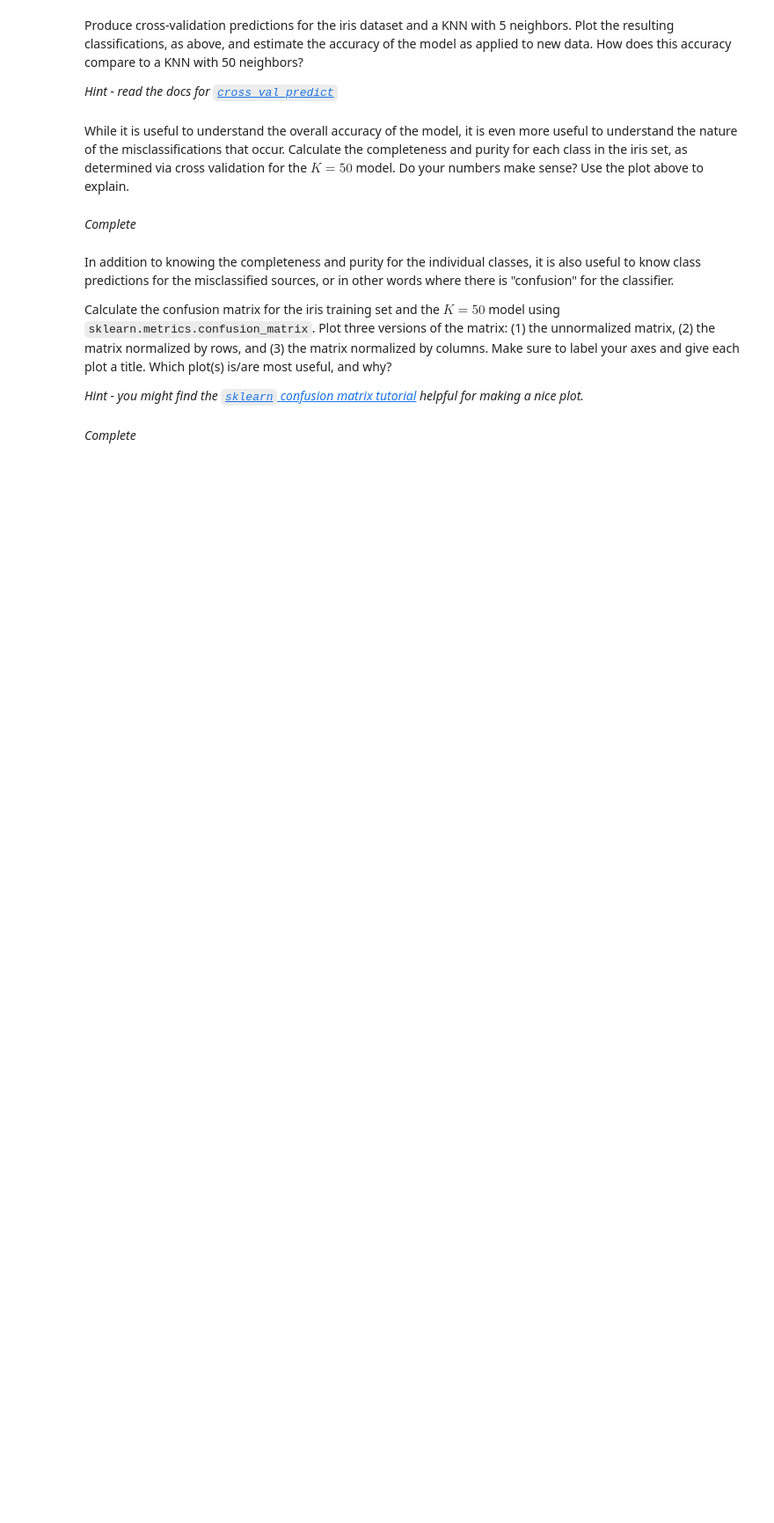
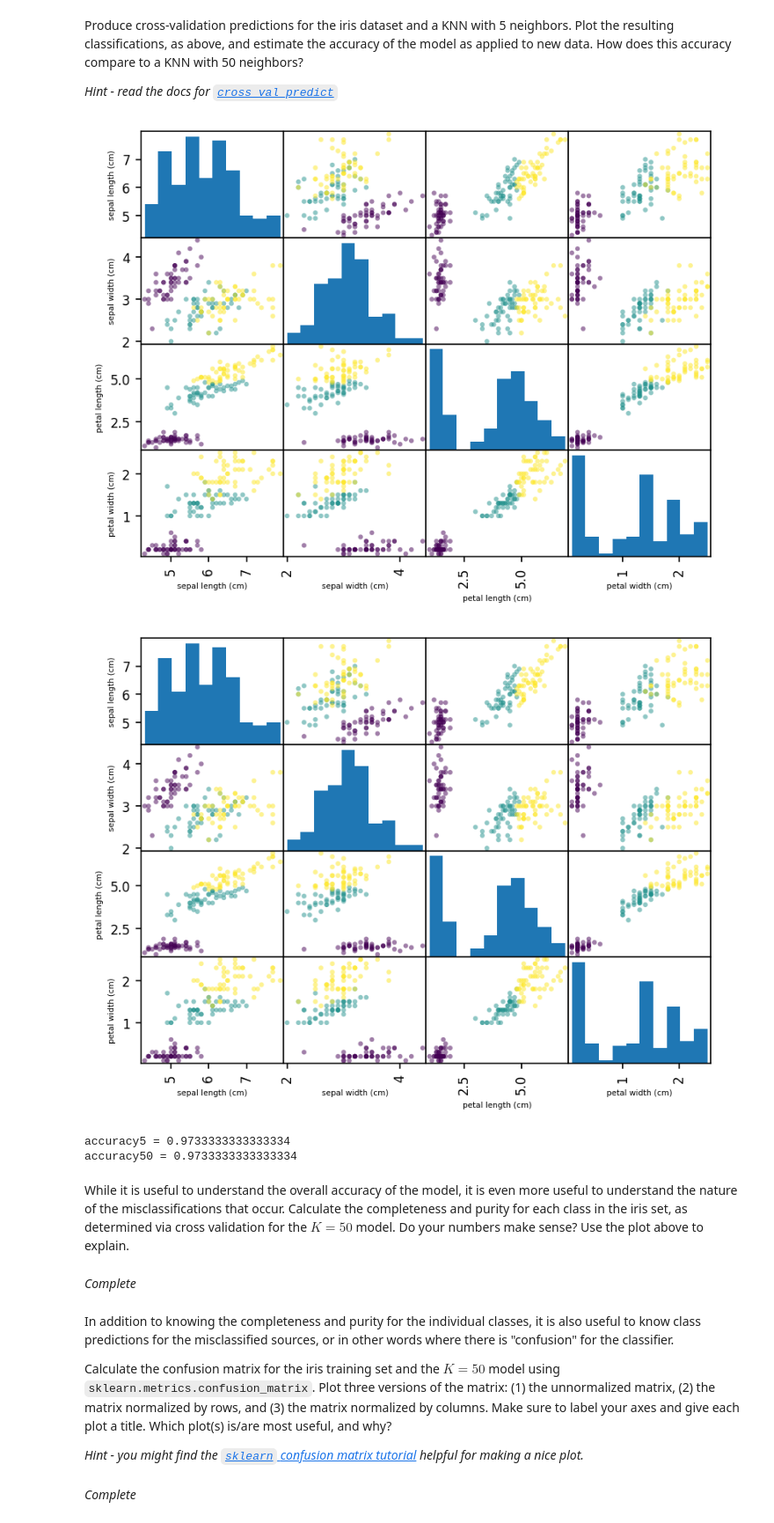
Before and after one commit to ASTR154/classification, a Jupyter notebook: classification.ipynb, the cells around one changed output. Shown: that part at 88% size. Saved outputs shown, nothing was run; the diff lists cells and outputs as text; code cells hidden in the pictures; blank space fills up the shorter version.

```diff
--- a/classification.ipynb
+++ b/classification.ipynb
@@ -56,3 +85,28 @@ Produce cross-validation predictions for the iris dataset and a KNN with 5 neigh
+# %%
+from sklearn.model_selection import cross_val_predict
+
+kn5 = KNeighborsClassifier(n_neighbors=5)
+cluster5 = cross_val_predict(kn5,iris_frame, iris['target'])
+scatter5 = pd.plotting.scatter_matrix(iris_frame, c=cluster5)
+
+kn50 = KNeighborsClassifier(n_neighbors=50)
+cluster50 = cross_val_predict(kn5,iris_frame, iris['target'])
+scatter50 = pd.plotting.scatter_matrix(iris_frame, c=cluster50)
+
+for scatter_plot in [scatter5, scatter50]:
+    for ax in scatter_plot.ravel():
+        ax.set_xlabel(ax.get_xlabel(), fontsize=5)
+        ax.set_ylabel(ax.get_ylabel(), fontsize=5)
+plt.show()
+
+accuracy5 = np.sum(cluster5 == iris['target']) / len(iris['target'])
+accuracy50 = np.sum(cluster50 == iris['target']) / len(iris['target'])
+print(f'{accuracy5 = }\n{accuracy50 = }')
+# %% [output]
+[figure, added]
+[figure, added]
+accuracy5 = 0.9733333333333334
+accuracy50 = 0.9733333333333334
 # %% [markdown]
 While it is useful to understand the overall accuracy of the model, it is even more useful to understand the nature of the misclassifications that occur. Calculate the completeness and purity for each class in the iris set, as determined via cross validation for the $K = 50$ model. Do your numbers make sense? Use the plot above to explain.
 # %%
```
Also changed, not shown: parts of 10 cells of this notebook.
